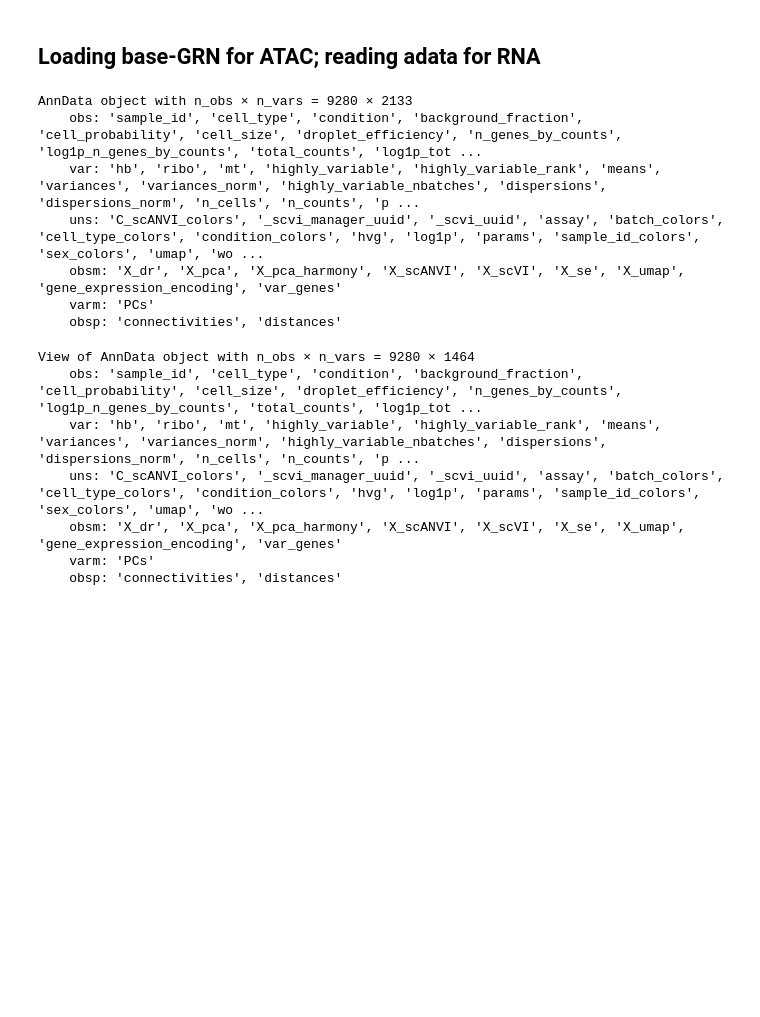
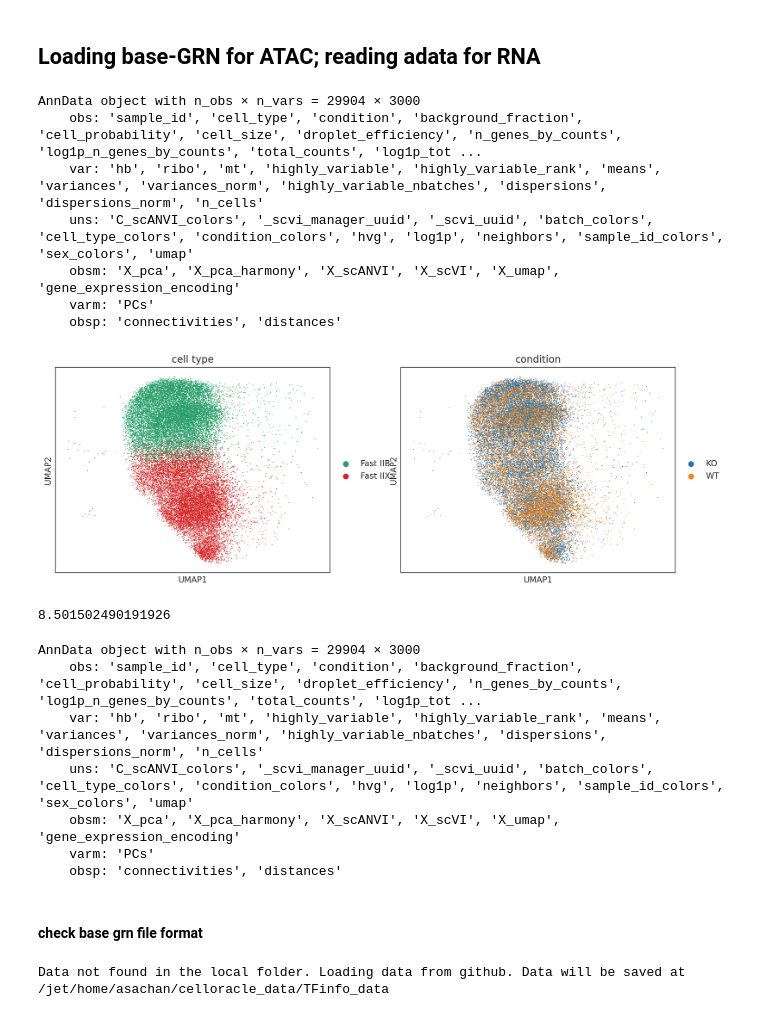
Before and after one commit to sachha-naksha/TA_muscle_ageing, a Jupyter notebook: py_scripts/grn_inference/2_cellOracle_fit.ipynb, the cells around one changed output. Drawn from its saved outputs; the diff is of its cells as text; code cells hidden in the pictures; blank space fills up the shorter version.

```diff
--- a/py_scripts/grn_inference/2_cellOracle_fit.ipynb
+++ b/py_scripts/grn_inference/2_cellOracle_fit.ipynb
@@ -17,22 +17,27 @@ sc.settings.figdir = f"{out_path}/figures"
 # %% [markdown]
 ## Loading base-GRN for ATAC; reading adata for RNA
 # %%
-input_objects_folder = '/ocean/projects/cis240075p/asachan/datasets/TA_muscle/ERCC1_KO_mice/integrated_samples/stream_outs'
-path_to_adata = os.path.join(input_objects_folder, 'male_traj_fast2b.h5ad')
+input_objects_folder = '/ocean/projects/cis240075p/asachan/datasets/TA_muscle/ERCC1_KO_mice/integrated_samples/objects'
+path_to_adata = os.path.join(input_objects_folder, 'male_adata_stream_input.h5ad')
 adata = sc.read_h5ad(path_to_adata)
 n_cells_downsample = 30000 # Random downsampling into 30K cells if the anndata object include more than 30 K cells.
 if adata.shape[0] > n_cells_downsample:
+    print(f"Downsampling from {adata.shape[0]} to {n_cells_downsample} cells")
     sc.pp.subsample(adata, n_obs=n_cells_downsample, random_state=123) # Downsample into 30K cells
 # %%
 adata
 # %% [output]
-AnnData object with n_obs × n_vars = 9280 × 2133
+AnnData object with n_obs × n_vars = 29904 × 3000
     obs: 'sample_id', 'cell_type', 'condition', 'background_fraction', 'cell_probability', 'cell_size', 'droplet_efficiency', 'n_genes_by_counts', 'log1p_n_genes_by_counts', 'total_counts', 'log1p_tot ...
-    var: 'hb', 'ribo', 'mt', 'highly_variable', 'highly_variable_rank', 'means', 'variances', 'variances_norm', 'highly_variable_nbatches', 'dispersions', 'dispersions_norm', 'n_cells', 'n_counts', 'p ...
-    uns: 'C_scANVI_colors', '_scvi_manager_uuid', '_scvi_uuid', 'assay', 'batch_colors', 'cell_type_colors', 'condition_colors', 'hvg', 'log1p', 'params', 'sample_id_colors', 'sex_colors', 'umap', 'wo ...
-    obsm: 'X_dr', 'X_pca', 'X_pca_harmony', 'X_scANVI', 'X_scVI', 'X_se', 'X_umap', 'gene_expression_encoding', 'var_genes'
+    var: 'hb', 'ribo', 'mt', 'highly_variable', 'highly_variable_rank', 'means', 'variances', 'variances_norm', 'highly_variable_nbatches', 'dispersions', 'dispersions_norm', 'n_cells'
+    uns: 'C_scANVI_colors', '_scvi_manager_uuid', '_scvi_uuid', 'batch_colors', 'cell_type_colors', 'condition_colors', 'hvg', 'log1p', 'neighbors', 'sample_id_colors', 'sex_colors', 'umap'
+    obsm: 'X_pca', 'X_pca_harmony', 'X_scANVI', 'X_scVI', 'X_umap', 'gene_expression_encoding'
     varm: 'PCs'
     obsp: 'connectivities', 'distances'
+# %%
+sc.pl.umap(adata, color=['C_scANVI', 'condition'], title=['cell type', 'condition'], ncols=2)
+# %% [output]
+[figure, added]
 # %%
 # CO uses the unscaled mRNA count for the Input of Oracle object.
 # Get raw counts from .raw instead of layers["counts"]
@@ -50,16 +55,20 @@ if adata.raw is not None:
         adata.X = adata_raw.X.copy()
 else:
     raise ValueError("No raw counts found in adata.raw")
+# %%
+print(adata.raw.X.max())
+# %% [output]
+8.501502490191926
 # %%
 # Use only highly variable genes for the analysis
 adata = adata[:, adata.var.highly_variable]
 # %%
 adata
 # %% [output]
-View of AnnData object with n_obs × n_vars = 9280 × 1464
+AnnData object with n_obs × n_vars = 29904 × 3000
     obs: 'sample_id', 'cell_type', 'condition', 'background_fraction', 'cell_probability', 'cell_size', 'droplet_efficiency', 'n_genes_by_counts', 'log1p_n_genes_by_counts', 'total_counts', 'log1p_tot ...
-    var: 'hb', 'ribo', 'mt', 'highly_variable', 'highly_variable_rank', 'means', 'variances', 'variances_norm', 'highly_variable_nbatches', 'dispersions', 'dispersions_norm', 'n_cells', 'n_counts', 'p ...
-    uns: 'C_scANVI_colors', '_scvi_manager_uuid', '_scvi_uuid', 'assay', 'batch_colors', 'cell_type_colors', 'condition_colors', 'hvg', 'log1p', 'params', 'sample_id_colors', 'sex_colors', 'umap', 'wo ...
-    obsm: 'X_dr', 'X_pca', 'X_pca_harmony', 'X_scANVI', 'X_scVI', 'X_se', 'X_umap', 'gene_expression_encoding', 'var_genes'
+    var: 'hb', 'ribo', 'mt', 'highly_variable', 'highly_variable_rank', 'means', 'variances', 'variances_norm', 'highly_variable_nbatches', 'dispersions', 'dispersions_norm', 'n_cells'
+    uns: 'C_scANVI_colors', '_scvi_manager_uuid', '_scvi_uuid', 'batch_colors', 'cell_type_colors', 'condition_colors', 'hvg', 'log1p', 'neighbors', 'sample_id_colors', 'sex_colors', 'umap'
+    obsm: 'X_pca', 'X_pca_harmony', 'X_scANVI', 'X_scVI', 'X_umap', 'gene_expression_encoding'
     varm: 'PCs'
     obsp: 'connectivities', 'distances'
@@ -85,0 +75,6 @@ with open(f'{out_path}/out_files/TF_to_TG_dictionary.pkl','wb') as f:
+# %% [markdown]
+#### check base grn file format
+# %%
+base_GRN = co.data.load_mouse_scATAC_atlas_base_GRN()
+# %% [output]
+Data not found in the local folder. Loading data from github. Data will be saved at /jet/home/asachan/celloracle_data/TFinfo_data
```
Also changed, not shown: parts of 3 cells of this notebook, 3 other files.
